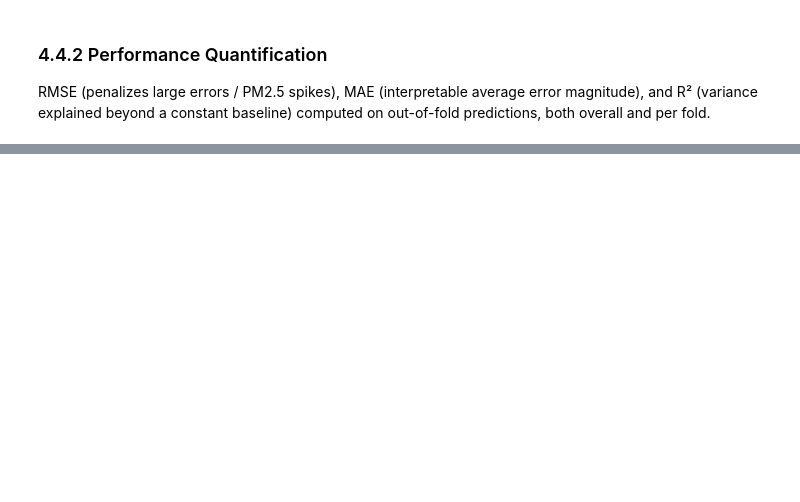
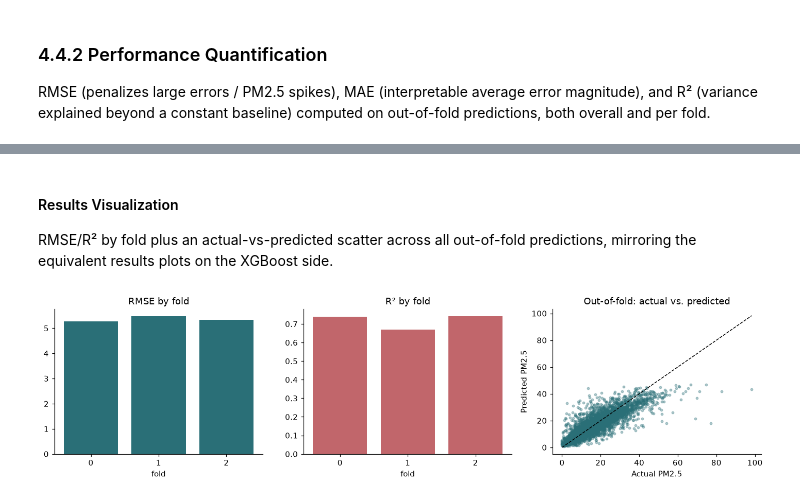
Before and after one commit to Patthethicc/urban-air, a Jupyter notebook: pilot testing/CNN-LSTM/Extra_Preprocessing_pipeline_FIXED.ipynb, the cells around one changed output, grey strips where cells are left out. Drawn from its saved outputs; the diff is of its cells as text; code cells hidden in the pictures; blank space fills up the shorter version.

```diff
--- a/pilot testing/CNN-LSTM/Extra_Preprocessing_pipeline_FIXED.ipynb
+++ b/pilot testing/CNN-LSTM/Extra_Preprocessing_pipeline_FIXED.ipynb
@@ -1665,0 +1421,19 @@ No statistically significant global spatial autocorrelation detected.
+# %%
+eval_df = modeling_df.groupby("location_id").head(300).reset_index(drop=True)
+print(f"Evaluation frame: {eval_df.shape} across {eval_df['location_id'].nunique()} sensors")
+
+eval_hyperparams = {
+    "learning_rate": 0.001, "batch_size": 32, "cnn_kernel_size": 3, "cnn_filters": 16,
+    "lstm_hidden_size": 32, "recurrent_dropout": 0.1, "epochs": 5, "cnn_layers": 2, "lstm_layers": 1,
+}
+
+oof_df = spatial_kfold_cv_evaluate(
+    samples_df=eval_df,
+    master_raster_path=master_tif_path,
+    lag_cols=LAG_COLS,
+    in_channels=in_channels,
+    hyperparams=eval_hyperparams,
+    n_splits=3,
+)
+
+overall_metrics = summarize_oof_metrics(oof_df)
@@ -1665,0 +1458,27 @@ No statistically significant global spatial autocorrelation detected.
+# %% [markdown]
+#### Results Visualization
+RMSE/R² by fold plus an actual-vs-predicted scatter across all out-of-fold predictions, mirroring the equivalent results plots on the XGBoost side.
+# %%
+fold_summary = oof_df.groupby("fold").apply(
+    lambda g: pd.Series(evaluate_predictions(g["y_true"], g["y_pred"]))
+).reset_index()
+
+fig, axes = plt.subplots(1, 3, figsize=(13, 3.5))
+
+axes[0].bar(fold_summary["fold"].astype(str), fold_summary["rmse"], color="#2a6f77")
+axes[0].set_title("RMSE by fold"); axes[0].set_xlabel("fold")
+
+axes[1].bar(fold_summary["fold"].astype(str), fold_summary["r2"], color="#c1666b")
+axes[1].set_title("R\u00b2 by fold"); axes[1].set_xlabel("fold")
+axes[1].axhline(0, color="gray", linewidth=0.8)
+
+axes[2].scatter(oof_df["y_true"], oof_df["y_pred"], s=8, alpha=0.35, color="#2a6f77")
+lims = [oof_df[["y_true", "y_pred"]].min().min(), oof_df[["y_true", "y_pred"]].max().max()]
+axes[2].plot(lims, lims, "k--", linewidth=1)
+axes[2].set_title("Out-of-fold: actual vs. predicted")
+axes[2].set_xlabel("Actual PM2.5"); axes[2].set_ylabel("Predicted PM2.5")
+
+plt.tight_layout()
+plt.show()
+# %% [output]
+[figure, added]
```
Also changed, not shown: parts of 69 cells of this notebook, 3 other files.
